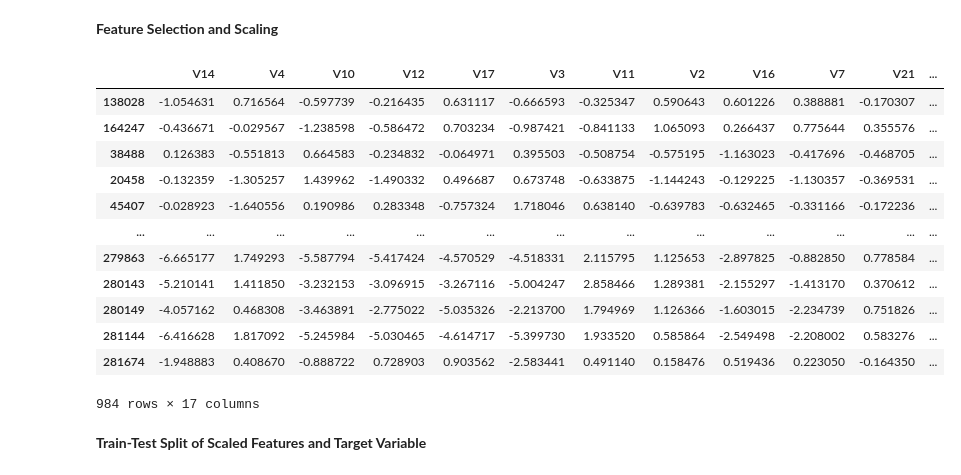
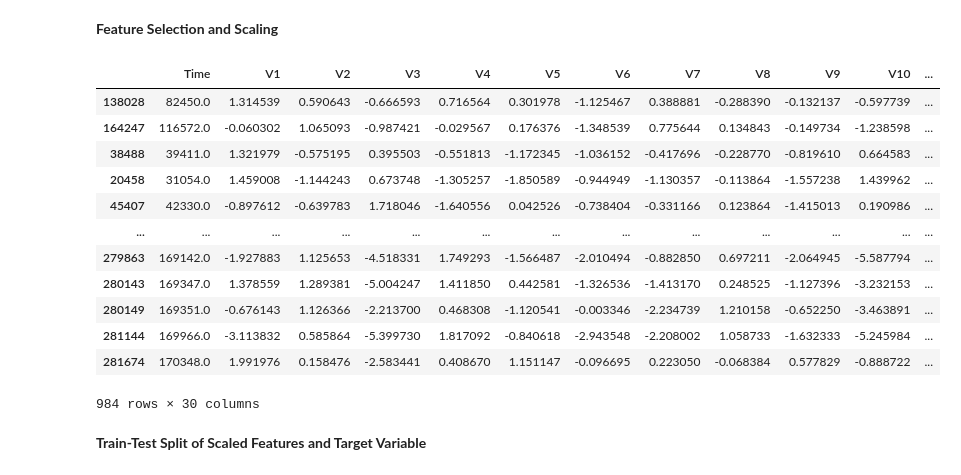
Before and after one commit to MoazEldsouky/Credit-Card-Fraud-Detection, a Jupyter notebook: credit-card-fraud-detection.ipynb, the cells around one changed output. Cells and saved outputs as stored; diff of their text form; code cells hidden in the pictures.

```diff
--- a/credit-card-fraud-detection.ipynb
+++ b/credit-card-fraud-detection.ipynb
@@ -285,49 +285,29 @@ std_scaler = StandardScaler()
 **Feature Selection and Scaling**
 # %%
 # Selecting specific columns for feature 'X' and target 'y'
-X = df_resampled[
-    [
-        "V14",
-        "V4",
-        "V10",
-        "V12",
-        "V17",
-        "V3",
-        "V11",
-        "V2",
-        "V16",
-        "V7",
-        "V21",
-        "Amount",
-        "V1",
-        "V20",
-        "V8",
-        "V27",
-        "V19",
-    ]
-]
+X = df_resampled.drop(['Class'], axis=1)
 
 y = df_resampled["Class"]
 
 # Scaling the 'Amount' column using StandardScaler
 X["Amount"] = std_scaler.fit_transform(X["Amount"].values.reshape(-1, 1))
 
 # Displaying the transformed feature 'X'
 X
 # %% [output]
-|  | V14 | V4 | V10 | V12 | V17 | V3 | V11 | V2 | V16 | V7 | V21 | ... |
-| 138028 | -1.054631 | 0.716564 | -0.597739 | -0.216435 | 0.631117 | -0.666593 | -0.325347 | 0.590643 | 0.601226 | 0.388881 | -0.170307 | ... |
-| 164247 | -0.436671 | -0.029567 | -1.238598 | -0.586472 | 0.703234 | -0.987421 | -0.841133 | 1.065093 | 0.266437 | 0.775644 | 0.355576 | ... |
-| 38488 | 0.126383 | -0.551813 | 0.664583 | -0.234832 | -0.064971 | 0.395503 | -0.508754 | -0.575195 | -1.163023 | -0.417696 | -0.468705 | ... |
-| 20458 | -0.132359 | -1.305257 | 1.439962 | -1.490332 | 0.496687 | 0.673748 | -0.633875 | -1.144243 | -0.129225 | -1.130357 | -0.369531 | ... |
-| 45407 | -0.028923 | -1.640556 | 0.190986 | 0.283348 | -0.757324 | 1.718046 | 0.638140 | -0.639783 | -0.632465 | -0.331166 | -0.172236 | ... |
+|  | Time | V1 | V2 | V3 | V4 | V5 | V6 | V7 | V8 | V9 | V10 | ... |
+| 138028 | 82450.0 | 1.314539 | 0.590643 | -0.666593 | 0.716564 | 0.301978 | -1.125467 | 0.388881 | -0.288390 | -0.132137 | -0.597739 | ... |
+| 164247 | 116572.0 | -0.060302 | 1.065093 | -0.987421 | -0.029567 | 0.176376 | -1.348539 | 0.775644 | 0.134843 | -0.149734 | -1.238598 | ... |
+| 38488 | 39411.0 | 1.321979 | -0.575195 | 0.395503 | -0.551813 | -1.172345 | -1.036152 | -0.417696 | -0.228770 | -0.819610 | 0.664583 | ... |
+| 20458 | 31054.0 | 1.459008 | -1.144243 | 0.673748 | -1.305257 | -1.850589 | -0.944949 | -1.130357 | -0.113864 | -1.557238 | 1.439962 | ... |
+| 45407 | 42330.0 | -0.897612 | -0.639783 | 1.718046 | -1.640556 | 0.042526 | -0.738404 | -0.331166 | 0.123864 | -1.415013 | 0.190986 | ... |
 | ... | ... | ... | ... | ... | ... | ... | ... | ... | ... | ... | ... | ... |
-| 279863 | -6.665177 | 1.749293 | -5.587794 | -5.417424 | -4.570529 | -4.518331 | 2.115795 | 1.125653 | -2.897825 | -0.882850 | 0.778584 | ... |
-| 280143 | -5.210141 | 1.411850 | -3.232153 | -3.096915 | -3.267116 | -5.004247 | 2.858466 | 1.289381 | -2.155297 | -1.413170 | 0.370612 | ... |
-| 280149 | -4.057162 | 0.468308 | -3.463891 | -2.775022 | -5.035326 | -2.213700 | 1.794969 | 1.126366 | -1.603015 | -2.234739 | 0.751826 | ... |
-| 281144 | -6.416628 | 1.817092 | -5.245984 | -5.030465 | -4.614717 | -5.399730 | 1.933520 | 0.585864 | -2.549498 | -2.208002 | 0.583276 | ... |
-| 281674 | -1.948883 | 0.408670 | -0.888722 | 0.728903 | 0.903562 | -2.583441 | 0.491140 | 0.158476 | 0.519436 | 0.223050 | -0.164350 | ... |
+| 279863 | 169142.0 | -1.927883 | 1.125653 | -4.518331 | 1.749293 | -1.566487 | -2.010494 | -0.882850 | 0.697211 | -2.064945 | -5.587794 | ... |
+| 280143 | 169347.0 | 1.378559 | 1.289381 | -5.004247 | 1.411850 | 0.442581 | -1.326536 | -1.413170 | 0.248525 | -1.127396 | -3.232153 | ... |
+| 280149 | 169351.0 | -0.676143 | 1.126366 | -2.213700 | 0.468308 | -1.120541 | -0.003346 | -2.234739 | 1.210158 | -0.652250 | -3.463891 | ... |
+| 281144 | 169966.0 | -3.113832 | 0.585864 | -5.399730 | 1.817092 | -0.840618 | -2.943548 | -2.208002 | 1.058733 | -1.632333 | -5.245984 | ... |
+| 281674 | 170348.0 | 1.991976 | 0.158476 | -2.583441 | 0.408670 | 1.151147 | -0.096695 | 0.223050 | -0.068384 | 0.577829 | -0.888722 | ... |
-984 rows × 17 columns
+984 rows × 30 columns
 # %% [markdown]
 **Train-Test Split of Scaled Features and Target Variable**
 # %%
```
Also changed, not shown: parts of 11 cells of this notebook.
